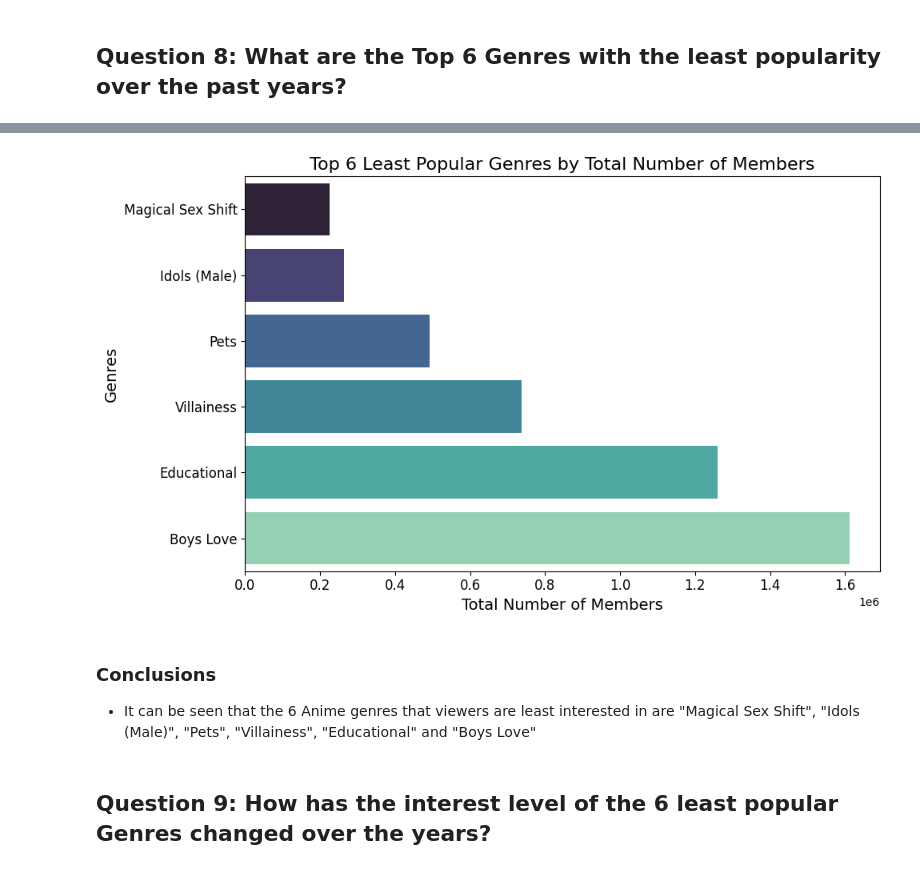
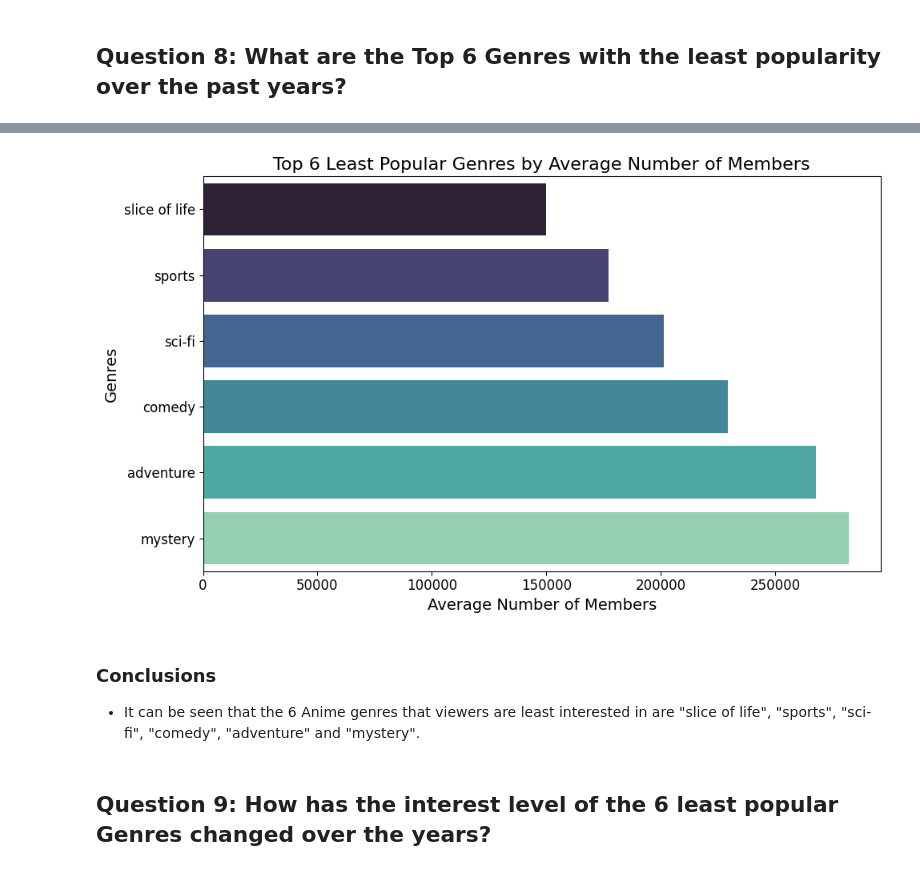
Before and after one commit to lib2509/Intro_to_DS_Final_Project, a Jupyter notebook: data_analysis.ipynb, the cells around one changed output, grey strips where cells are left out. Saved outputs shown, nothing was run; the diff lists cells and outputs as text; code cells hidden in the pictures.

Commit message:
Cập nhật data, analys và phần avg popularity

```diff
--- a/data_analysis.ipynb
+++ b/data_analysis.ipynb
@@ -328,9 +328,10 @@ anime_data_copy['Year'] = anime_data_copy['Premiered Season'].str.extract(r'(\d{
 # Explode the 'Genres' column to count each genre separately
 anime_data_copy['Genres'] = anime_data_copy['Genres'].str.split(', ')
 anime_data_exploded = anime_data_copy.explode('Genres')
-
-# Calculate the total number of members for each genre
-genre_popularity = anime_data_exploded.groupby('Genres')['Number of Members'].sum().sort_values(ascending=False).head(6)
+anime_data_exploded['Genres'] = anime_data_exploded['Genres'].str.lower()
+filtered_data = anime_data_exploded[anime_data_exploded['Genres'].isin(included_genres)]
+# Calculate the average number of members for each genre
+genre_popularity = filtered_data.groupby('Genres')['Number of Members'].mean().sort_values(ascending=False).head(6)
 # %%
 # Create a bar plot
 plt.figure(figsize=(10, 6))
@@ -385,12 +385,15 @@ else:
     anime_data_filtered['Genres'] = anime_data_filtered['Genres'].str.split(', ')
     anime_data_filtered = anime_data_filtered.explode('Genres')
 
+# Normalize genres to lowercase for consistency
+anime_data_filtered['Genres'] = anime_data_filtered['Genres'].str.lower()
+
 # Filter for the top 6 popular genres
-top_genres = ["Action", "Shounen", "Fantasy", "Drama", "Comedy", "School"]
+top_genres = ["supernatural", "action", "fantasy", "romance", "drama", "horror"]
 filtered_data = anime_data_filtered[anime_data_filtered['Genres'].isin(top_genres)]
 
-# Calculate total members by genre and year
-genre_trends = filtered_data.groupby(['Genres', 'Year'])['Number of Members'].sum().reset_index()
+# Calculate average members by genre and year
+genre_trends = filtered_data.groupby(['Genres', 'Year'])['Number of Members'].mean().reset_index()
 # %%
 # Plot the trends
 plt.figure(figsize=(12, 8))
@@ -448,10 +448,10 @@ plt.show()
 - Visualize the results using a horizontal bar plot.
 # %%
-# Calculate the total number of members for each genre
-genre_popularity = anime_data_filtered.groupby('Genres')['Number of Members'].sum()
+anime_data_filtered['Genres'] = anime_data_filtered['Genres'].str.lower()
+anime_data_filtered = anime_data_filtered[anime_data_filtered['Genres'].isin(included_genres)]
+
+# Calculate the average number of members for each genre
+genre_popularity = anime_data_filtered.groupby('Genres')['Number of Members'].mean()
 
 # Identify the 6 least popular genres
 top_least_popular_genres = genre_popularity.nsmallest(6)
-# Display the results
-print("Top 6 Genres with the Least Popularity:")
-print(top_least_popular_genres)
@@ -468,29 +458,30 @@ Name: Number of Members, dtype: int64
 # %%
+# Create a bar plot
 plt.figure(figsize=(10, 6))
 sns.barplot(
     x=top_least_popular_genres.values,
     y=top_least_popular_genres.index,
     hue=top_least_popular_genres.index,
     palette='mako',
     dodge=False,
     legend=False
 )
 
 # Customize the plot
-plt.title('Top 6 Least Popular Genres by Total Number of Members', fontsize=16)
-plt.xlabel('Total Number of Members', fontsize=14)
+plt.title('Top 6 Least Popular Genres by Average Number of Members', fontsize=16)
+plt.xlabel('Average Number of Members', fontsize=14)
 plt.ylabel('Genres', fontsize=14)
 plt.xticks(fontsize=12)
 plt.yticks(fontsize=12)
 plt.tight_layout()
 
 # Display the plot
 plt.show()
 # %% [output]
-[figure, old version]
+[figure, new version]
 # %% [markdown]
 ### Conclusions
-- It can be seen that the 6 Anime genres that viewers are least interested in are "Magical Sex Shift", "Idols (Male)", "Pets", "Villainess", "Educational" and "Boys Love"
+- It can be seen that the 6 Anime genres that viewers are least interested in are "slice of life", "sports", "sci-fi", "comedy", "adventure" and "mystery".
 # %% [markdown]
 ## Question 9: How has the interest level of the 6 least popular Genres changed over the years?
 # %% [markdown]
```
Also changed, not shown: parts of 26 cells of this notebook, 3 other files.
